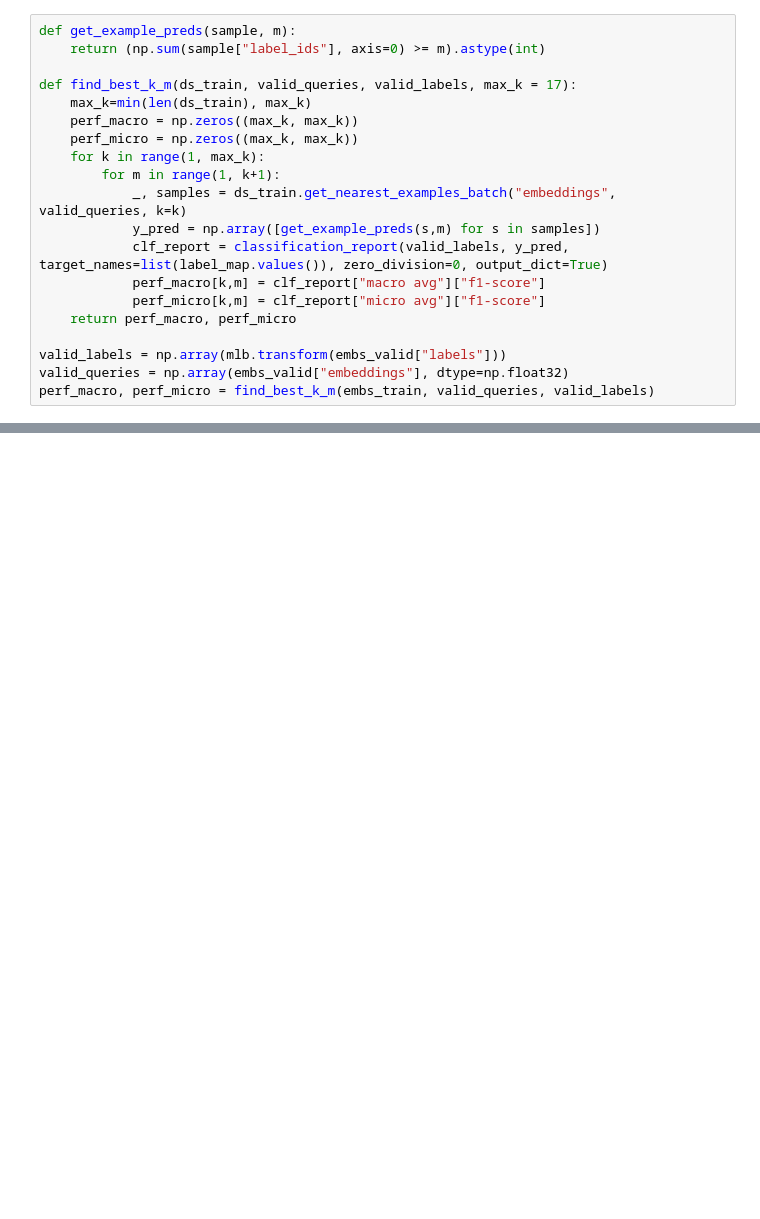
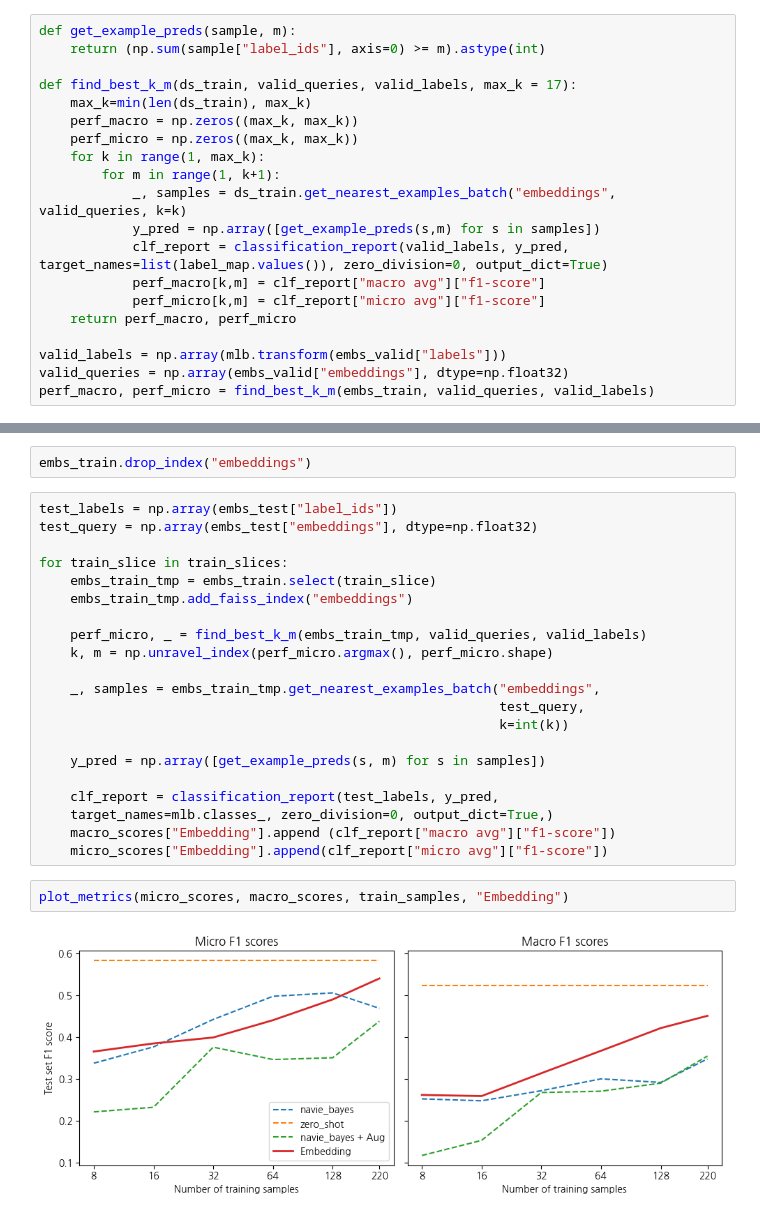
Before and after one commit to tommyjin2894/ai_study_transformer, a Jupyter notebook: 09_lack_of_label.ipynb, the cells around one changed output, grey strips where cells are left out. Saved outputs shown, nothing was run; the diff lists cells and outputs as text; blank space fills up the shorter version.

```diff
--- a/09_lack_of_label.ipynb
+++ b/09_lack_of_label.ipynb
@@ -595,0 +607,27 @@ perf_macro, perf_micro = find_best_k_m(embs_train, valid_queries, valid_labels)
+# %%
+embs_train.drop_index("embeddings")
+# %%
+test_labels = np.array(embs_test["label_ids"])
+test_query = np.array(embs_test["embeddings"], dtype=np.float32)
+
+for train_slice in train_slices:
+    embs_train_tmp = embs_train.select(train_slice)
+    embs_train_tmp.add_faiss_index("embeddings")
+
+    perf_micro, _ = find_best_k_m(embs_train_tmp, valid_queries, valid_labels)
+    k, m = np.unravel_index(perf_micro.argmax(), perf_micro.shape)
+
+    _, samples = embs_train_tmp.get_nearest_examples_batch("embeddings",
+                                                           test_query,
+                                                           k=int(k))
+
+    y_pred = np.array([get_example_preds(s, m) for s in samples])
+
+    clf_report = classification_report(test_labels, y_pred,
+    target_names=mlb.classes_, zero_division=0, output_dict=True,)
+    macro_scores["Embedding"].append (clf_report["macro avg"]["f1-score"])
+    micro_scores["Embedding"].append(clf_report["micro avg"]["f1-score"])
+# %%
+plot_metrics(micro_scores, macro_scores, train_samples, "Embedding")
+# %% [output]
+[figure, added]
```
Also changed, not shown: parts of 31 cells of this notebook, 2 other files.
